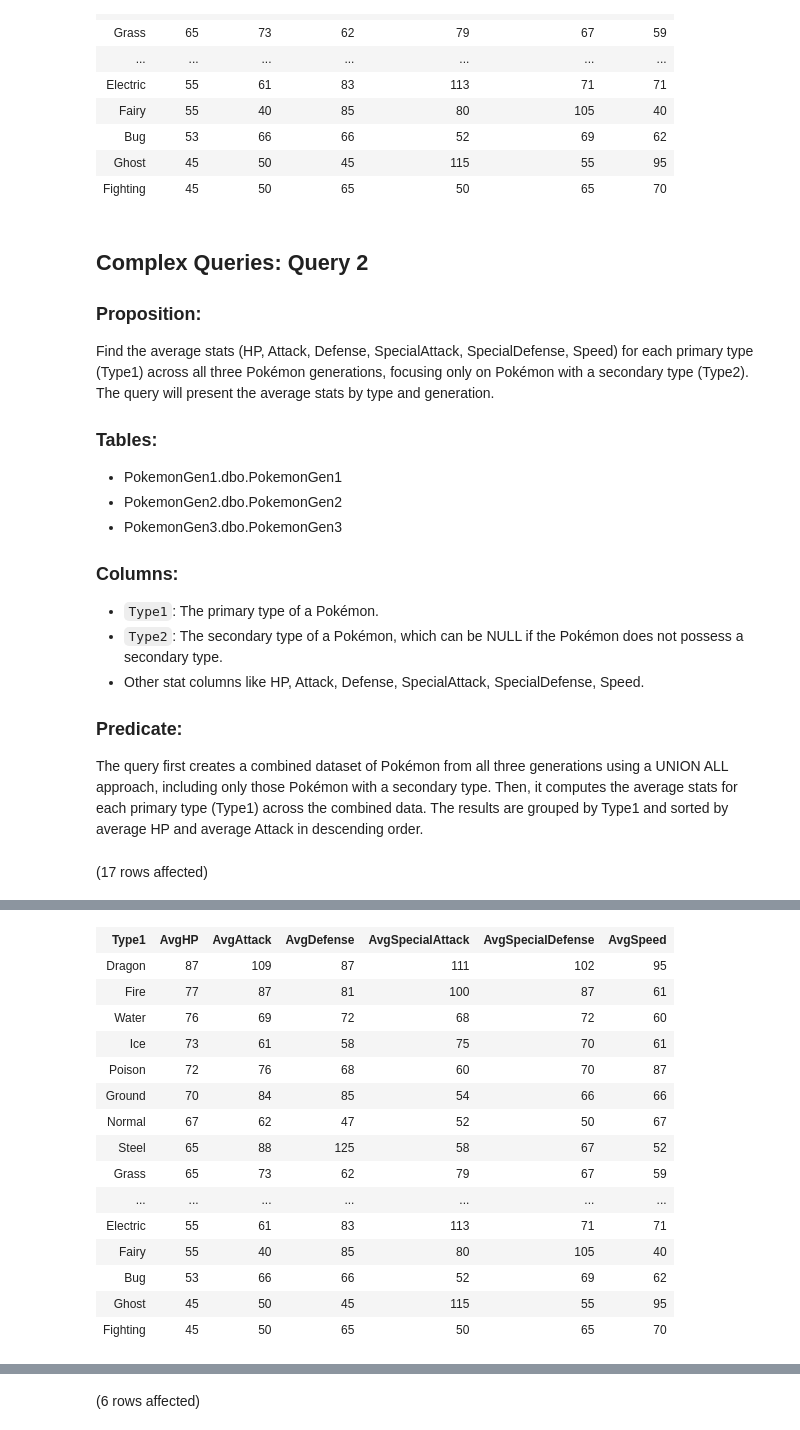
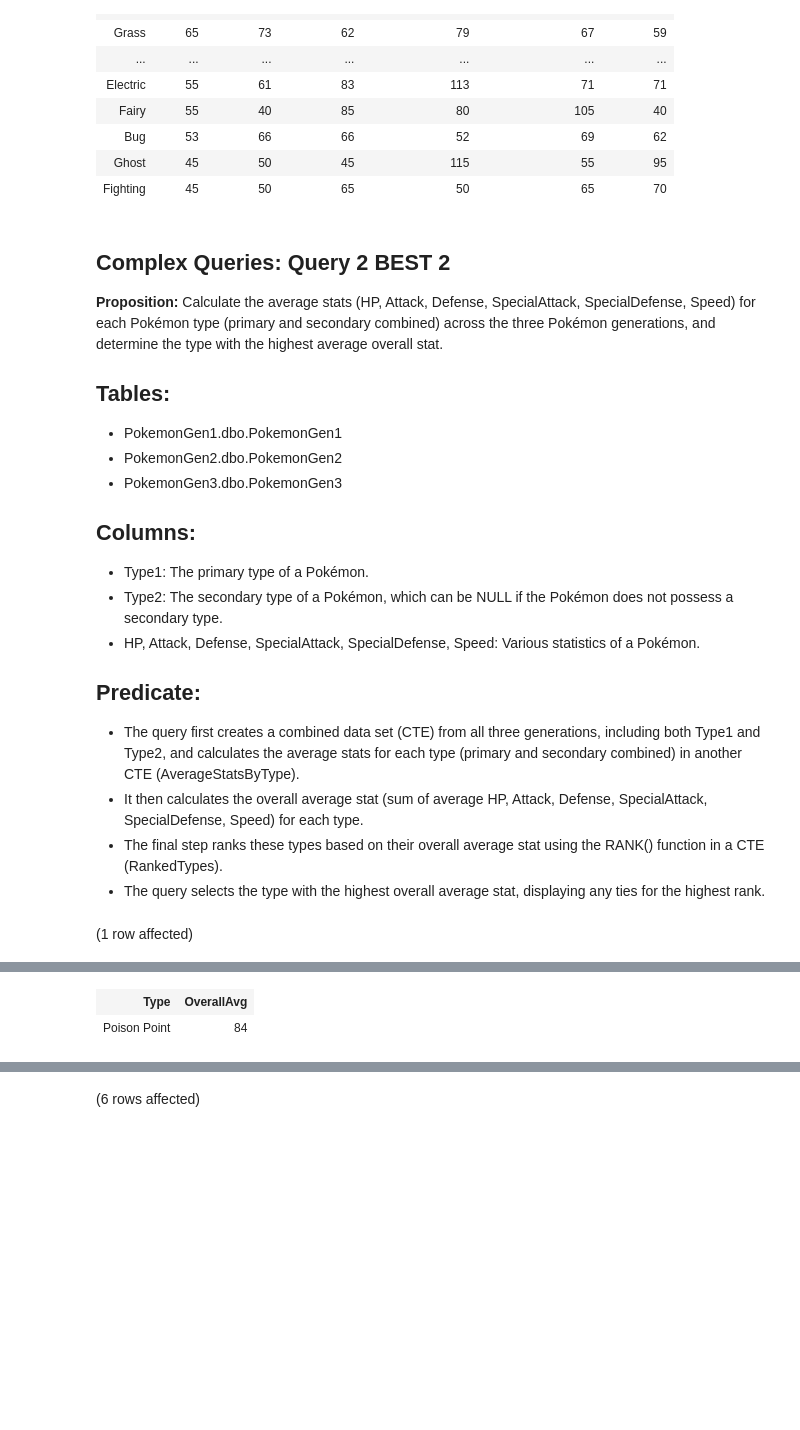
Before and after one commit to ImPrithibi/SQLProgramming, a Jupyter notebook: Project 1/Individual_Group_6_Project1_PrithibiPaul.ipynb, the cells around one changed output, grey strips where cells are left out. Drawn from its saved outputs; the diff is of its cells as text; code cells hidden in the pictures; blank space fills up the shorter version.

```diff
--- a/Project 1/Individual_Group_6_Project1_PrithibiPaul.ipynb
+++ b/Project 1/Individual_Group_6_Project1_PrithibiPaul.ipynb
@@ -61,45 +71,67 @@ Total execution time: 00:00:00.004
 | Ghost | 45 | 50 | 45 | 115 | 55 | 95 |
 | Fighting | 45 | 50 | 65 | 50 | 65 | 70 |
 # %% [markdown]
-## Complex Queries: Query 2
+## Complex Queries: Query 2 BEST 2
 
-### Proposition:
-Find the average stats (HP, Attack, Defense, SpecialAttack, SpecialDefense, Speed) for each primary type (Type1) across all three Pokémon generations, focusing only on Pokémon with a secondary type (Type2). The query will present the average stats by type and generation.
+**Proposition:** Calculate the average stats (HP, Attack, Defense, SpecialAttack, SpecialDefense, Speed) for each Pokémon type (primary and secondary combined) across the three Pokémon generations, and determine the type with the highest average overall stat.
 
-### Tables:
+## Tables:
+
 - PokemonGen1.dbo.PokemonGen1
 - PokemonGen2.dbo.PokemonGen2
 - PokemonGen3.dbo.PokemonGen3
 
-### Columns:
-- `Type1`: The primary type of a Pokémon.
-- `Type2`: The secondary type of a Pokémon, which can be NULL if the Pokémon does not possess a secondary type.
-- Other stat columns like HP, Attack, Defense, SpecialAttack, SpecialDefense, Speed.
+## Columns:
 
-### Predicate:
-The query first creates a combined dataset of Pokémon from all three generations using a UNION ALL approach, including only those Pokémon with a secondary type. Then, it computes the average stats for each primary type (Type1) across the combined data. The results are grouped by Type1 and sorted by average HP and average Attack in descending order.
+- Type1: The primary type of a Pokémon.
+- Type2: The secondary type of a Pokémon, which can be NULL if the Pokémon does not possess a secondary type.
+- HP, Attack, Defense, SpecialAttack, SpecialDefense, Speed: Various statistics of a Pokémon.
+
+## Predicate:
+
+- The query first creates a combined data set (CTE) from all three generations, including both Type1 and Type2, and calculates the average stats for each type (primary and secondary combined) in another CTE (AverageStatsByType).
+- It then calculates the overall average stat (sum of average HP, Attack, Defense, SpecialAttack, SpecialDefense, Speed) for each type.
+- The final step ranks these types based on their overall average stat using the RANK() function in a CTE (RankedTypes).
+- The query selects the type with the highest overall average stat, displaying any ties for the highest rank.
 # %%
 WITH CombinedData AS (
-    SELECT 'Gen1' AS Generation, Type1, HP, Attack, Defense, SpecialAttack, SpecialDefense, Speed
+    SELECT Type1 AS Type, HP, Attack, Defense, SpecialAttack, SpecialDefense, Speed
+    FROM PokemonGen1.dbo.PokemonGen1
+    UNION ALL
+    SELECT Type2, HP, Attack, Defense, SpecialAttack, SpecialDefense, Speed
     FROM PokemonGen1.dbo.PokemonGen1
     WHERE Type2 IS NOT NULL
     UNION ALL
-    SELECT 'Gen2' AS Generation, Type1, HP, Attack, Defense, SpecialAttack, SpecialDefense, Speed
+    SELECT Type1, HP, Attack, Defense, SpecialAttack, SpecialDefense, Speed
+    FROM PokemonGen2.dbo.PokemonGen2
+    UNION ALL
+    SELECT Type2, HP, Attack, Defense, SpecialAttack, SpecialDefense, Speed
     FROM PokemonGen2.dbo.PokemonGen2
     WHERE Type2 IS NOT NULL
     UNION ALL
-    SELECT 'Gen3' AS Generation, Type1, HP, Attack, Defense, SpecialAttack, SpecialDefense, Speed
+    SELECT Type1, HP, Attack, Defense, SpecialAttack, SpecialDefense, Speed
+    FROM PokemonGen3.dbo.PokemonGen3
+    UNION ALL
+    SELECT Type2, HP, Attack, Defense, SpecialAttack, SpecialDefense, Speed
     FROM PokemonGen3.dbo.PokemonGen3
     WHERE Type2 IS NOT NULL
 ),
-AverageStats AS (
-    SELECT Type1, AVG(HP) AS AvgHP, AVG(Attack) AS AvgAttack, AVG(Defense) AS AvgDefense,
+AverageStatsByType AS (
+    SELECT Type, AVG(HP) AS AvgHP, AVG(Attack) AS AvgAttack, AVG(Defense) AS AvgDefense,
            AVG(SpecialAttack) AS AvgSpecialAttack, AVG(SpecialDefense) AS AvgSpecialDefense, AVG(Speed) AS AvgSpeed
     FROM CombinedData
-    GROUP BY Type1
+    GROUP BY Type
+),
+OverallAverage AS (
+    SELECT Type, (AvgHP + AvgAttack + AvgDefense + AvgSpecialAttack + AvgSpecialDefense + AvgSpeed) / 6 AS OverallAvg
+    FROM AverageStatsByType
+),
+RankedTypes AS (
+    SELECT Type, OverallAvg, RANK() OVER (ORDER BY OverallAvg DESC) AS Rank
+    FROM OverallAverage
 )
-SELECT Type1, AvgHP, AvgAttack, AvgDefense, AvgSpecialAttack, AvgSpecialDefense, AvgSpeed
-FROM AverageStats
-ORDER BY AvgHP DESC, AvgAttack DESC;
+SELECT Type, OverallAvg
+FROM RankedTypes
+WHERE Rank = 1;
 # %% [output]
-(17 rows affected)
+(1 row affected)
@@ -107,17 +139,3 @@ Total execution time: 00:00:00.008
-| Type1 | AvgHP | AvgAttack | AvgDefense | AvgSpecialAttack | AvgSpecialDefense | AvgSpeed |
-| Dragon | 87 | 109 | 87 | 111 | 102 | 95 |
-| Fire | 77 | 87 | 81 | 100 | 87 | 61 |
-| Water | 76 | 69 | 72 | 68 | 72 | 60 |
-| Ice | 73 | 61 | 58 | 75 | 70 | 61 |
-| Poison | 72 | 76 | 68 | 60 | 70 | 87 |
-| Ground | 70 | 84 | 85 | 54 | 66 | 66 |
-| Normal | 67 | 62 | 47 | 52 | 50 | 67 |
-| Steel | 65 | 88 | 125 | 58 | 67 | 52 |
-| Grass | 65 | 73 | 62 | 79 | 67 | 59 |
-| ... | ... | ... | ... | ... | ... | ... |
-| Electric | 55 | 61 | 83 | 113 | 71 | 71 |
-| Fairy | 55 | 40 | 85 | 80 | 105 | 40 |
-| Bug | 53 | 66 | 66 | 52 | 69 | 62 |
-| Ghost | 45 | 50 | 45 | 115 | 55 | 95 |
-| Fighting | 45 | 50 | 65 | 50 | 65 | 70 |
+| Type | OverallAvg |
+| Poison Point | 84 |
 # %% [markdown]
```
Also changed, not shown: parts of 16 cells of this notebook.
